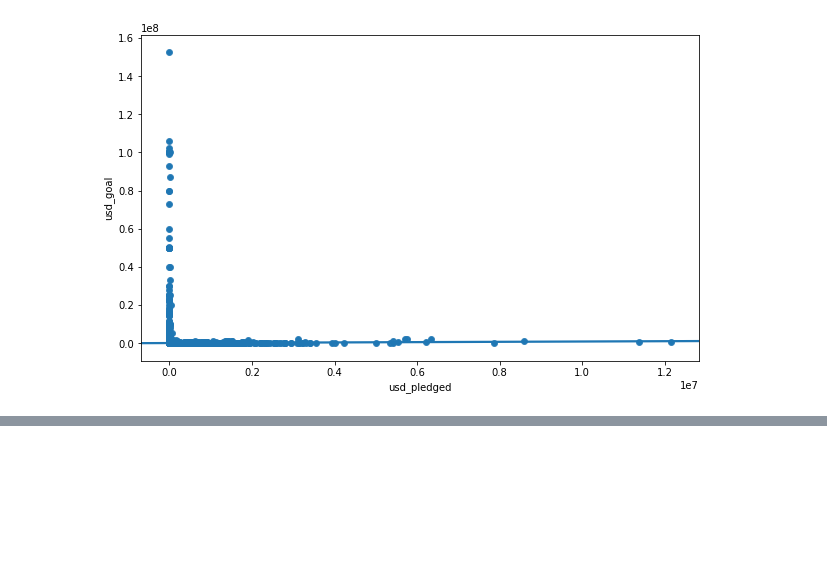
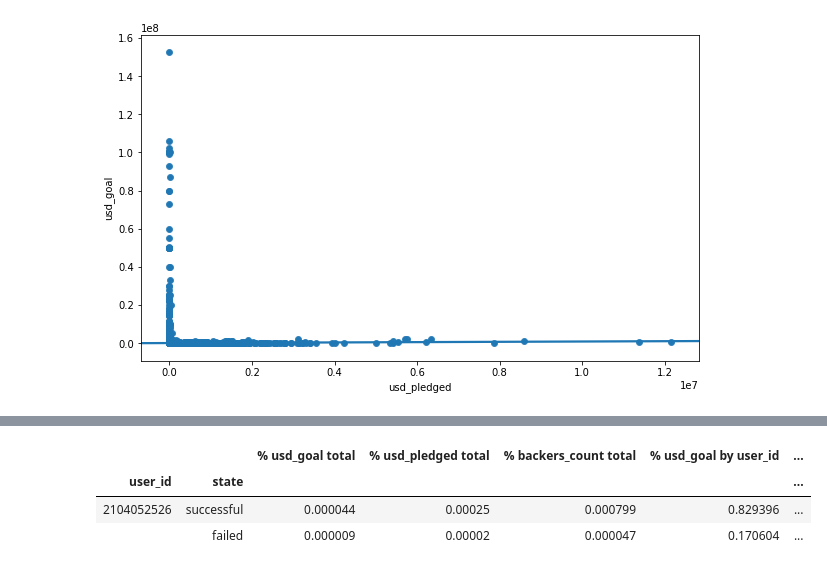
Before and after one commit to psmorelli/ironhack_project6, a Jupyter notebook: Tobias/kickstarter_analysis_categories_countries_distr_goal_pledged_TG.ipynb, the cells around one changed output, grey strips where cells are left out. Drawn from its saved outputs; the diff is of its cells as text; code cells hidden in the pictures; blank space fills up the shorter version.

```diff
--- a/Tobias/kickstarter_analysis_categories_countries_distr_goal_pledged_TG.ipynb
+++ b/Tobias/kickstarter_analysis_categories_countries_distr_goal_pledged_TG.ipynb
@@ -770,0 +831,26 @@ sns.boxplot(x=df_kickstarter['country'], y=df_kickstarter['usd_pledged'], order=
+# %%
+#Adding columns with percentage of numercial values by user_id
+df_kickstarter['% usd_goal by user_id'] = (df_kickstarter['usd_goal'] /
+                                           df_kickstarter.groupby(['user_id'])['usd_goal']
+                                           .transform('sum'))
+
+df_kickstarter['% usd_pledged by user_id'] = (df_kickstarter['usd_pledged'] /
+                                              df_kickstarter.groupby(['user_id'])['usd_pledged']
+                                              .transform('sum'))
+
+df_kickstarter['% backers_count by user_id'] = (df_kickstarter['backers_count'] /
+                                                df_kickstarter.groupby(['user_id'])['backers_count']
+                                                .transform('sum'))
+# %%
+(df_kickstarter[df_kickstarter['user_id'] == '2104052526'].groupby(['user_id', 'state'])
+                        ['% usd_goal total', '% usd_pledged total', '% backers_count total',
+                         '% usd_goal by user_id', '% usd_pledged by user_id',
+                         '% backers_count by user_id',
+                         'usd_goal', 'usd_pledged', 'backers_count'].sum()
+                         .sort_values('% usd_pledged total', ascending = False)
+                         .head())
+# %% [output]
+|  |  | % usd_goal total | % usd_pledged total | % backers_count total | % usd_goal by user_id | ... |
+| user_id | state |  |  |  |  | ... |
+| 2104052526 | successful | 0.000044 | 0.00025 | 0.000799 | 0.829396 | ... |
+|  | failed | 0.000009 | 0.00002 | 0.000047 | 0.170604 | ... |
```
Also changed, not shown: parts of 16 cells of this notebook.
